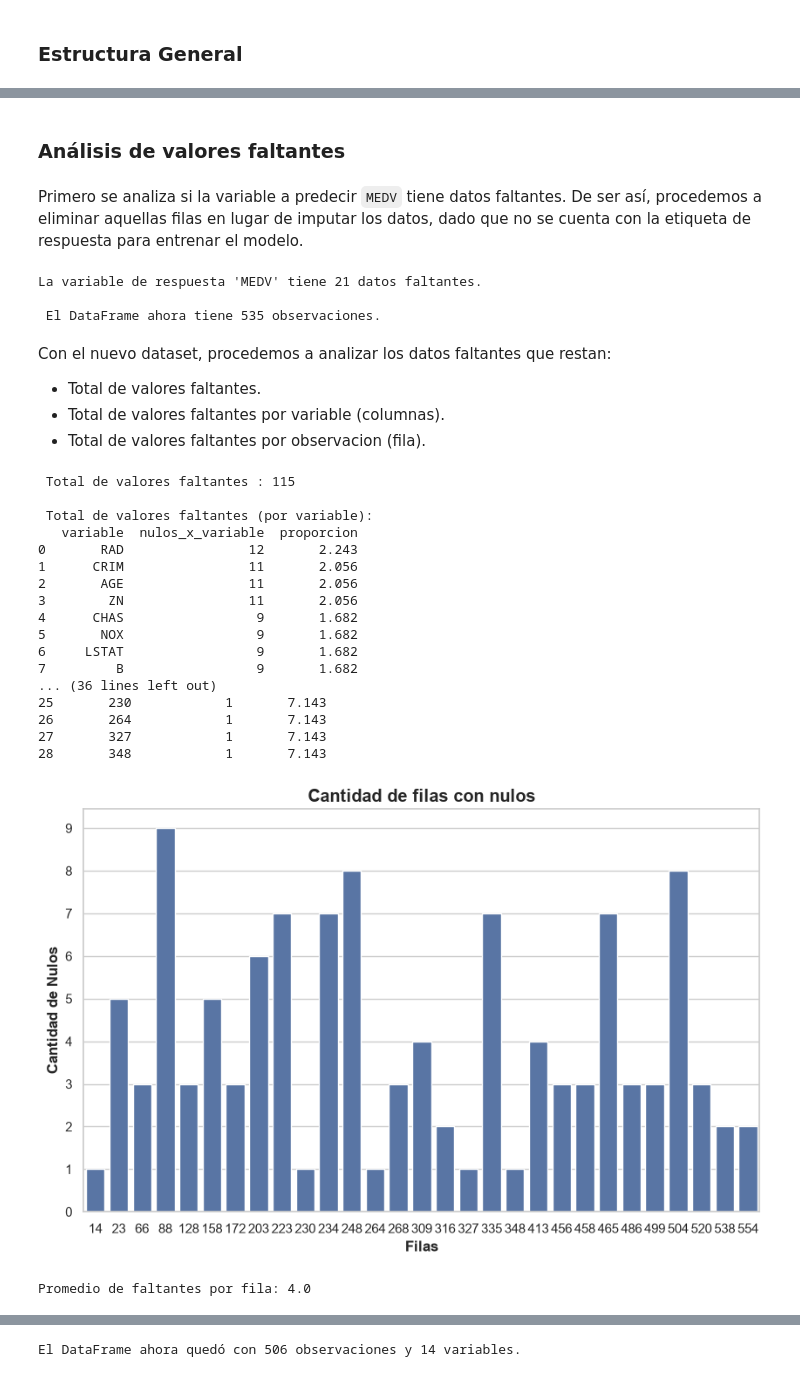
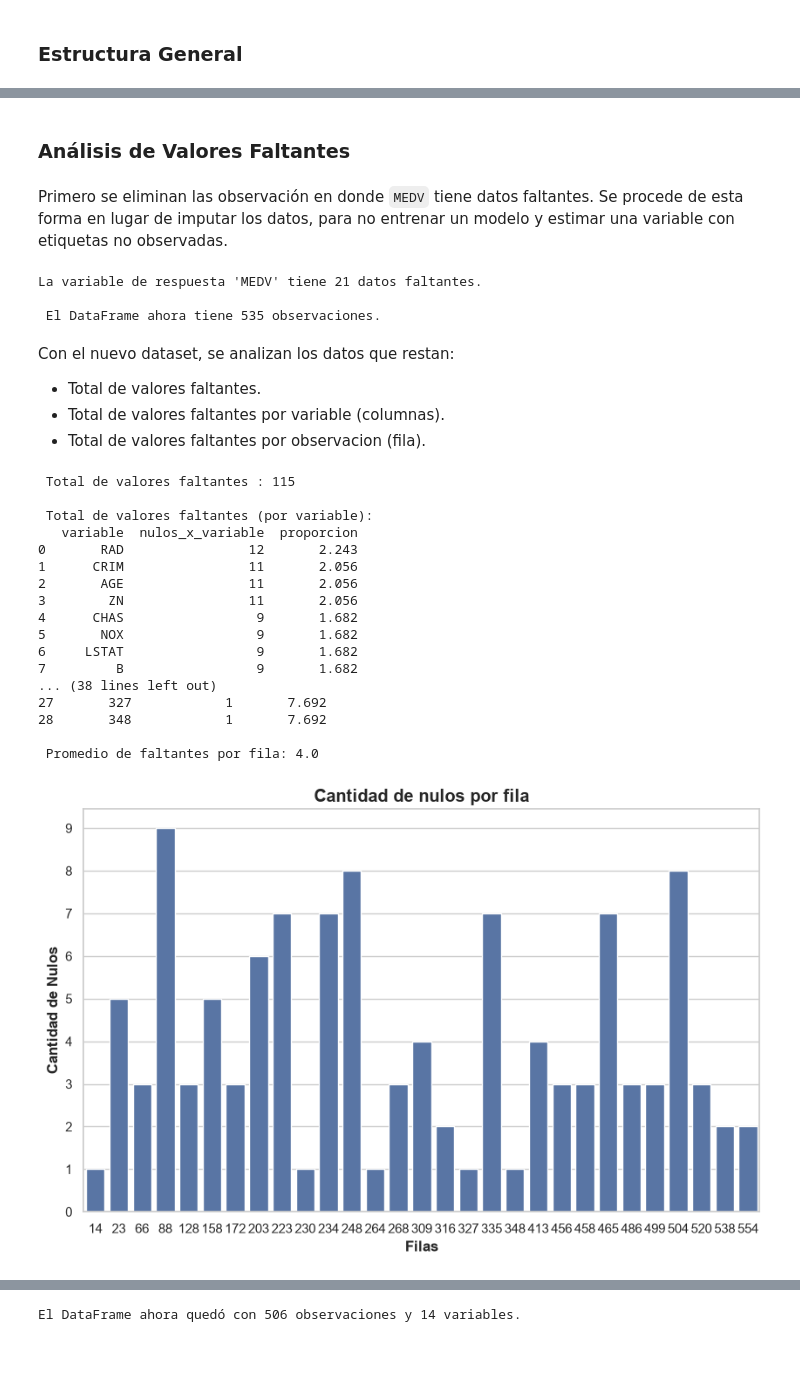
Before and after one commit to Juliansilva1/TP_AA1_Aiup_Paoloni_Silva, a Jupyter notebook: src/TP-regresion-AA1.ipynb, the cells around one changed output, grey strips where cells are left out. Saved outputs shown, nothing was run; the diff lists cells and outputs as text; code cells hidden in the pictures.

```diff
--- a/src/TP-regresion-AA1.ipynb
+++ b/src/TP-regresion-AA1.ipynb
@@ -31,12 +31,11 @@ pd.set_option("display.float_format", lambda x: f"{x:,.3f}")
 
 # Estilo uniforme para todos los gráficos del notebook.
 sns.set_theme(style="whitegrid")
-plt.rcParams["figure.figsize"] = (10, 5)
 
 # Semilla global: la reutilizamos en cada paso aleatorio para que el trabajo sea reproducible.
 RANDOM_STATE = 42
 # %%
-house_pricing = pd.read_csv("../data/house-prices-tp.csv")
+house_pricing = pd.read_csv(("../data/house-prices-tp.csv"))
 # %% [markdown]
 ## Análisis Exploratorio
 
@@ -89,7 +99,7 @@ house_pricing.describe()
 # %% [markdown]
-### Análisis de valores faltantes
+### Análisis de Valores Faltantes
 # %% [markdown]
-Primero se analiza si la variable a predecir `MEDV` tiene datos faltantes. De ser así, procedemos a eliminar aquellas filas en lugar de imputar los datos, dado que no se cuenta con la etiqueta de respuesta para entrenar el modelo.
+Primero se eliminan las observación en donde `MEDV` tiene datos faltantes. Se procede de esta forma en lugar de imputar los datos, para no entrenar un modelo y estimar una variable con etiquetas no observadas.
 # %%
 print(f"La variable de respuesta 'MEDV' tiene {house_pricing['MEDV'].isna().sum()} datos faltantes.")
 
@@ -101,7 +111,7 @@ La variable de respuesta 'MEDV' tiene 21 datos faltantes.
 
  El DataFrame ahora tiene 535 observaciones.
 # %% [markdown]
-Con el nuevo dataset, procedemos a analizar los datos faltantes que restan:
+Con el nuevo dataset, se analizan los datos que restan:
 
 * Total de valores faltantes.
 * Total de valores faltantes por variable (columnas).
@@ -122,7 +132,7 @@ total_nulos_variable = total_nulos_variable.rename(columns = {'index' : 'variabl
 # Total de valores faltantes por observación (filas):
 total_nulos_filas = pd.DataFrame({
     'nulos_x_obs' : house_pricing.isna().sum(axis = 1),
-    'proporcion' :  ((house_pricing.isna().sum(axis = 1) / house_pricing.shape[1])*100)
+    'proporcion' :  ((house_pricing.isna().sum(axis = 1) / 13)*100)
 }).sort_values(by = 'proporcion', ascending = False)
 
 total_nulos_filas = total_nulos_filas[total_nulos_filas['proporcion'] > 0]
@@ -132,40 +142,39 @@ total_nulos_filas = total_nulos_filas.rename(columns = {'index' : 'nro_fila'})
 
 print(f"\n Total de valores faltantes : {total_nulos}")
 print(f"\n Total de valores faltantes (por variable): \n{total_nulos_variable}")
 print(f"\n Total de filas con datos faltantes: {len(total_nulos_filas)}")
 print(f"\n Filas con datos faltantes: \n {total_nulos_filas}")
-print(f"Promedio de faltantes por fila: {total_nulos_filas['nulos_x_obs'].mean().round(0)}")
+print(f"\n Promedio de faltantes por fila: {round(total_nulos_filas['nulos_x_obs'].mean(), 0)}")
 
 
 # Graficamos la cantidad de las filas con faltantes
 
 y_ticks = np.arange(0, 10, 1)
 
 fig, ax = plt.subplots(figsize = (10, 6))
 sns.barplot(total_nulos_filas, x = 'nro_fila', y = 'nulos_x_obs')
-ax.set_title('Cantidad de filas con nulos', fontweight = 'bold', size = 'large')
+ax.set_title('Cantidad de nulos por fila', fontweight = 'bold', size = 'large')
 ax.set_xlabel('Filas', fontweight = 'bold')
 ax.set_ylabel('Cantidad de Nulos', fontweight = 'bold')
 ax.set_yticks(y_ticks)
 plt.show()
 # %% [output]
  Total de valores faltantes : 115
 
  Total de valores faltantes (por variable):
    variable  nulos_x_variable  proporcion
 0       RAD                12       2.243
 1      CRIM                11       2.056
 2       AGE                11       2.056
 3        ZN                11       2.056
 4      CHAS                 9       1.682
 5       NOX                 9       1.682
 6     LSTAT                 9       1.682
 7         B                 9       1.682
-... (36 lines left out)
-25       230            1       7.143
-26       264            1       7.143
-27       327            1       7.143
-28       348            1       7.143
+... (38 lines left out)
+27       327            1       7.692
+28       348            1       7.692
+
+ Promedio de faltantes por fila: 4.0
-[figure, old version]
+[figure, new version]
-Promedio de faltantes por fila: 4.0
 # %% [markdown]
```
Also changed, not shown: parts of 25 cells of this notebook.
